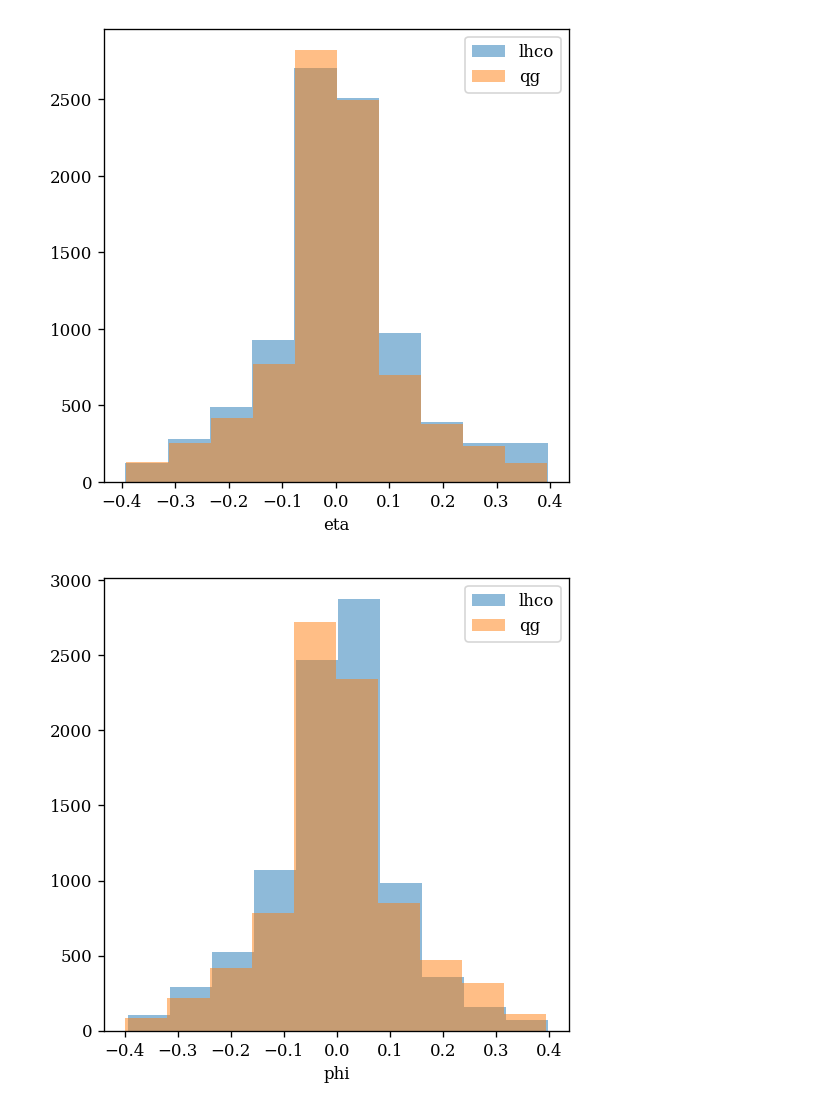
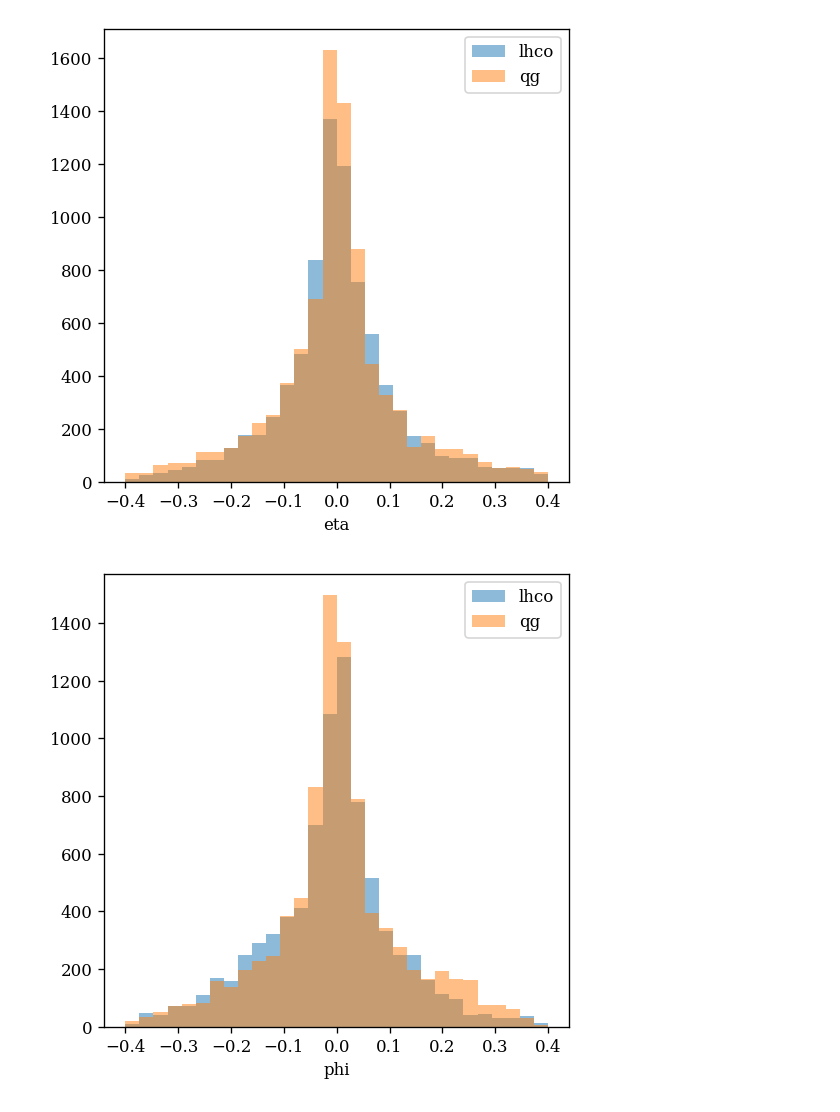
Before and after one commit to stsan9/emd-training, a Jupyter notebook: InputViz.ipynb, the cells around one changed output. Cells and saved outputs as stored; diff of their text form; code cells hidden in the pictures.

```diff
--- a/InputViz.ipynb
+++ b/InputViz.ipynb
@@ -33,8 +37,9 @@ qg_y = plot.get_y_output(qg_data)
 lhco_feat=lhco_x[0][0]
 qg_feat=qg_x[0][0]
 fig, ax = plt.subplots(figsize =(5, 5))
-plt.hist(lhco_feat.numpy(), label='lhco', alpha=0.5)
-plt.hist(qg_feat.numpy(), label='qg', alpha=0.5)
+bins=np.linspace(0,0.2,31)
+plt.hist(lhco_feat.numpy(), label='lhco', bins=bins, alpha=0.5)
+plt.hist(qg_feat.numpy(), label='qg', bins=bins, alpha=0.5)
 plt.legend()
 ax.set_xlabel('pt')
 print(f'PT\nmin: {min(lhco_feat)}\nmax: {max(lhco_feat)}\navg: {torch.mean(lhco_feat)}\nmed: {torch.median(lhco_feat)}\niqr: {iqr(lhco_feat)}')
@@ -42,8 +47,9 @@ print(f'PT\nmin: {min(lhco_feat)}\nmax: {max(lhco_feat)}\navg: {torch.mean(lhco_
 lhco_feat=lhco_x[1][0]
 qg_feat=qg_x[1][0]
 fig, ax = plt.subplots(figsize =(5, 5))
-plt.hist(lhco_feat.numpy(), label='lhco', alpha=0.5)
-plt.hist(qg_feat.numpy(), label='qg', alpha=0.5)
+bins=np.linspace(-0.4,0.4,31)
+plt.hist(lhco_feat.numpy(), label='lhco', bins=bins, alpha=0.5)
+plt.hist(qg_feat.numpy(), label='qg', bins=bins, alpha=0.5)
 plt.legend()
 ax.set_xlabel('eta')
 print(f'\nETA\nmin: {min(lhco_feat)}\nmax: {max(lhco_feat)}\navg: {torch.mean(lhco_feat)}\nmed: {torch.median(lhco_feat)}\niqr: {iqr(lhco_feat)}')
@@ -51,8 +57,9 @@ print(f'\nETA\nmin: {min(lhco_feat)}\nmax: {max(lhco_feat)}\navg: {torch.mean(lh
 lhco_feat=lhco_x[2][0]
 qg_feat=qg_x[2][0]
 fig, ax = plt.subplots(figsize =(5, 5))
-plt.hist(lhco_feat.numpy(), label='lhco', alpha=0.5)
-plt.hist(qg_feat.numpy(), label='qg', alpha=0.5)
+bins=np.linspace(-0.4,0.4,31)
+plt.hist(lhco_feat.numpy(), label='lhco', bins=bins, alpha=0.5)
+plt.hist(qg_feat.numpy(), label='qg', bins=bins, alpha=0.5)
 plt.legend()
 ax.set_xlabel('phi')
 print(f'\nPHI\nmin: {min(lhco_feat)}\nmax: {max(lhco_feat)}\navg: {torch.mean(lhco_feat)}\nmed: {torch.median(lhco_feat)}\niqr: {iqr(lhco_feat)}')
@@ -87,2 +94,2 @@ iqr: 3.3436136841773987
-[figure, old version]
+[figure, new version]
-[figure, old version]
+[figure, new version]
```
Also changed, not shown: parts of 3 cells of this notebook.
